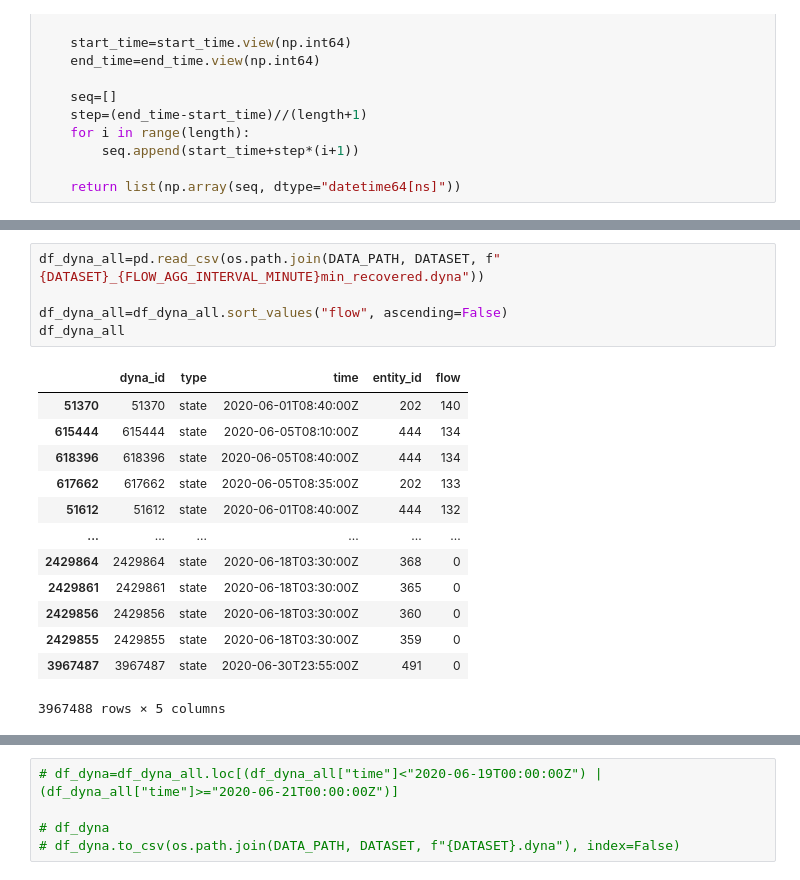
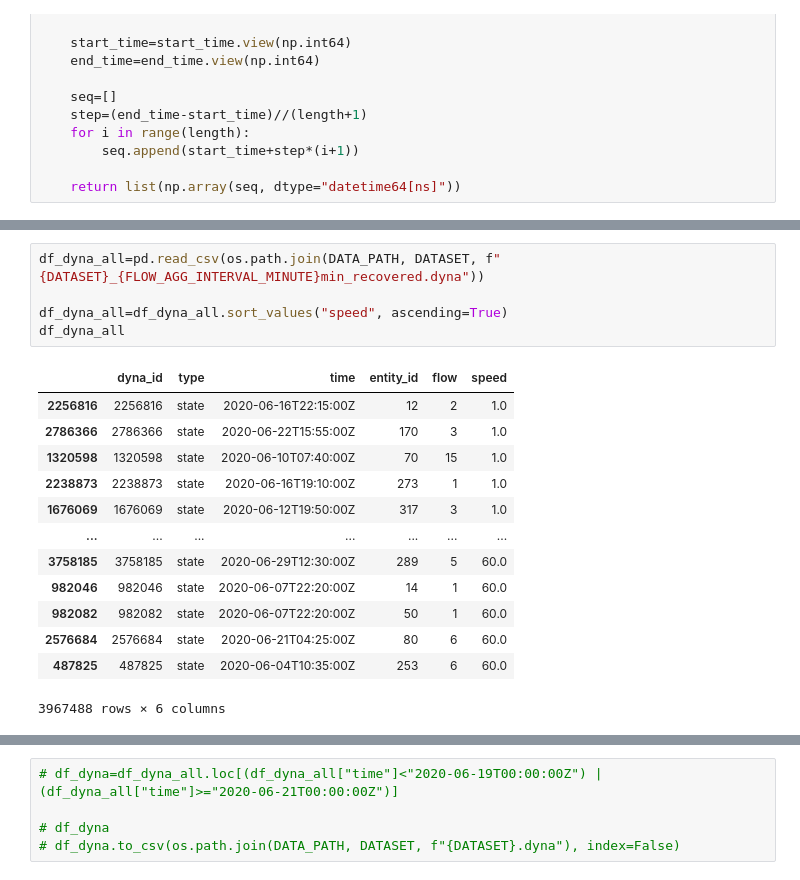
Before and after one commit to XDZhelheim/TrafficFlowModel, a Jupyter notebook: data_process/gis_pipeline/fmm2atom_gis.ipynb, the cells around one changed output, grey strips where cells are left out. Drawn from its saved outputs; the diff is of its cells as text.

```diff
--- a/data_process/gis_pipeline/fmm2atom_gis.ipynb
+++ b/data_process/gis_pipeline/fmm2atom_gis.ipynb
@@ -473,19 +498,19 @@ np.save(os.path.join(DATA_PATH, DATASET, f"{DATASET}_{FLOW_AGG_INTERVAL_MINUTE}m
 # %%
 df_dyna_all=pd.read_csv(os.path.join(DATA_PATH, DATASET, f"{DATASET}_{FLOW_AGG_INTERVAL_MINUTE}min_recovered.dyna"))
 
-df_dyna_all=df_dyna_all.sort_values("flow", ascending=False)
+df_dyna_all=df_dyna_all.sort_values("speed", ascending=True)
 df_dyna_all
 # %% [output]
-|  | dyna_id | type | time | entity_id | flow |
-| 51370 | 51370 | state | 2020-06-01T08:40:00Z | 202 | 140 |
-| 615444 | 615444 | state | 2020-06-05T08:10:00Z | 444 | 134 |
-| 618396 | 618396 | state | 2020-06-05T08:40:00Z | 444 | 134 |
-| 617662 | 617662 | state | 2020-06-05T08:35:00Z | 202 | 133 |
-| 51612 | 51612 | state | 2020-06-01T08:40:00Z | 444 | 132 |
-| ... | ... | ... | ... | ... | ... |
-| 2429864 | 2429864 | state | 2020-06-18T03:30:00Z | 368 | 0 |
-| 2429861 | 2429861 | state | 2020-06-18T03:30:00Z | 365 | 0 |
-| 2429856 | 2429856 | state | 2020-06-18T03:30:00Z | 360 | 0 |
-| 2429855 | 2429855 | state | 2020-06-18T03:30:00Z | 359 | 0 |
-| 3967487 | 3967487 | state | 2020-06-30T23:55:00Z | 491 | 0 |
+|  | dyna_id | type | time | entity_id | flow | speed |
+| 2256816 | 2256816 | state | 2020-06-16T22:15:00Z | 12 | 2 | 1.0 |
+| 2786366 | 2786366 | state | 2020-06-22T15:55:00Z | 170 | 3 | 1.0 |
+| 1320598 | 1320598 | state | 2020-06-10T07:40:00Z | 70 | 15 | 1.0 |
+| 2238873 | 2238873 | state | 2020-06-16T19:10:00Z | 273 | 1 | 1.0 |
+| 1676069 | 1676069 | state | 2020-06-12T19:50:00Z | 317 | 3 | 1.0 |
+| ... | ... | ... | ... | ... | ... | ... |
+| 3758185 | 3758185 | state | 2020-06-29T12:30:00Z | 289 | 5 | 60.0 |
+| 982046 | 982046 | state | 2020-06-07T22:20:00Z | 14 | 1 | 60.0 |
+| 982082 | 982082 | state | 2020-06-07T22:20:00Z | 50 | 1 | 60.0 |
+| 2576684 | 2576684 | state | 2020-06-21T04:25:00Z | 80 | 6 | 60.0 |
+| 487825 | 487825 | state | 2020-06-04T10:35:00Z | 253 | 6 | 60.0 |
-3967488 rows × 5 columns
+3967488 rows × 6 columns
```
Also changed, not shown: parts of 21 cells of this notebook, 5 other files.
